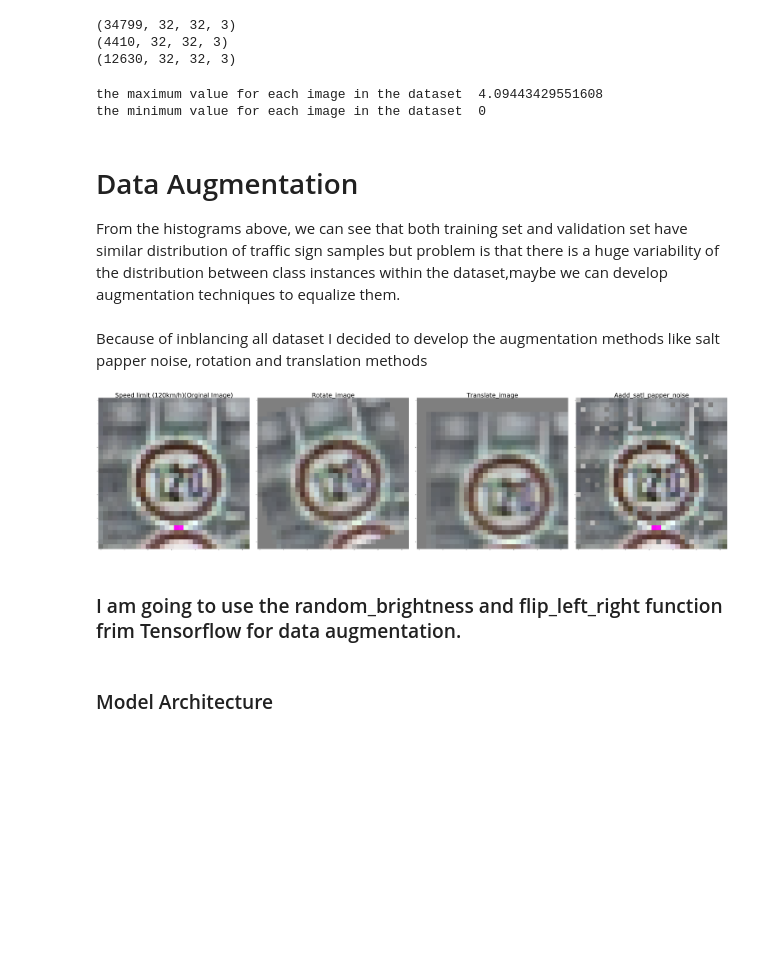
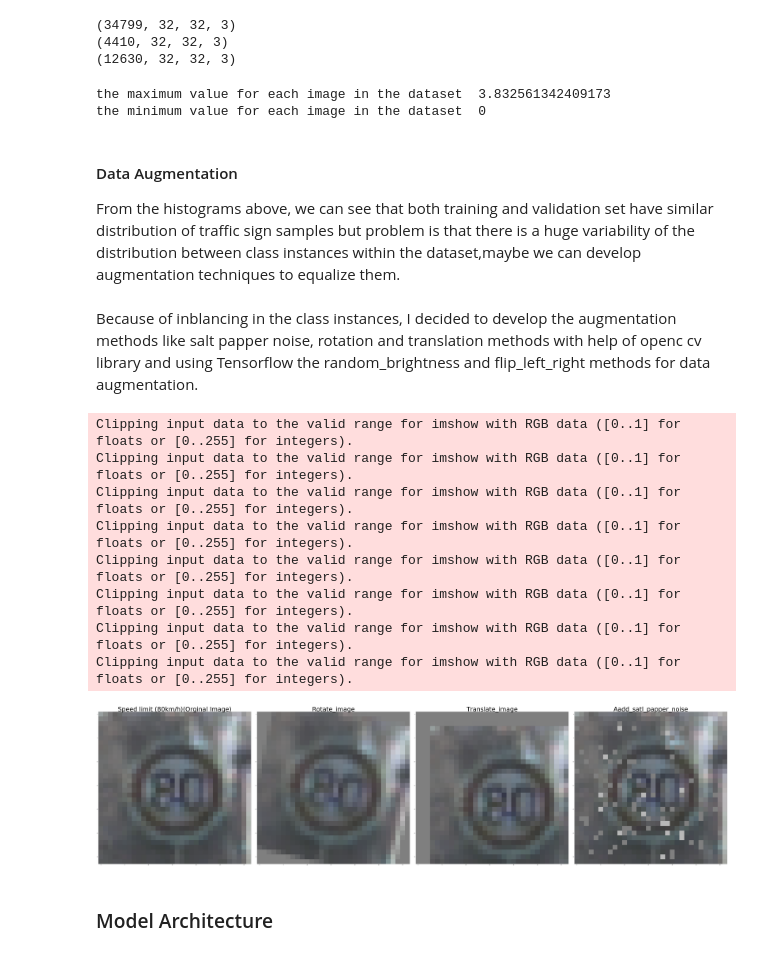
Before and after one commit to A2Amir/Traffic_Sign_Classifier, a Jupyter notebook: Traffic_Sign_Classifier.ipynb, the cells around one changed output. Saved outputs shown, nothing was run; the diff lists cells and outputs as text; code cells hidden in the pictures; blank space fills up the shorter version.

```diff
--- a/Traffic_Sign_Classifier.ipynb
+++ b/Traffic_Sign_Classifier.ipynb
@@ -186,7 +181,7 @@ There are three common forms of data preprocessing:
 Befor normalizing all images I converted all images to the LAB color system(L for lightness and a and b for the color opponents green–red and blue–yellow) to improve the contrast of all images by using CLAHE (Contrast Limited Adaptive Histogram Equalization) from the opencv library (to only Lightness component and convert back the image to RGB) then I normalized so that the data has mean zero and equal variance.
 # %%
 def LAB_preprocess(data):
-    clahe=cv2.createCLAHE(clipLimit=1.5,tileGridSize=(6,6))
+    clahe=cv2.createCLAHE(clipLimit=1.2,tileGridSize=(3,3))
     data=data[:,:,:,:]#to gray scale
     dataset=[]
     for i in range (data.shape[0]):
@@ -195,7 +190,7 @@ def LAB_preprocess(data):
 
         lab_planes = cv2.split(lab)
 
-        lab_planes[0] = clahe.apply(lab_planes[0])
+        lab_planes[0] = clahe.apply(lab_planes[0],)
 
         lab = cv2.merge(lab_planes)
 
@@ -249,13 +244,13 @@ x_test=normalize(x_test)
 print("the maximum value for each image in the dataset ",np.max(x_train))
 print("the minimum value for each image in the dataset ",np.min(y_train))
 # %% [output]
-the maximum value for each image in the dataset  4.09443429551608
+the maximum value for each image in the dataset  3.832561342409173
 the minimum value for each image in the dataset  0
 # %% [markdown]
-# Data Augmentation
-From the histograms above, we can  see that both training set and validation set have similar distribution of traffic sign samples but problem is that there is a huge variability of the distribution between class instances within the dataset,maybe we can develop augmentation techniques to equalize them.
+#### Data Augmentation
+From the histograms above, we can  see that both training and validation set have similar distribution of traffic sign samples but problem is that there is a huge variability of the distribution between class instances within the dataset,maybe we can develop augmentation techniques to equalize them.
 # %% [markdown]
-Because of inblancing all dataset I decided to develop the augmentation methods like salt papper noise, rotation and translation methods
+Because of inblancing in the class instances, I decided to develop the augmentation methods like salt papper noise, rotation and translation methods with help of openc cv library and using Tensorflow the random_brightness and flip_left_right methods for data augmentation.
 # %%
 def rotate_image(image):
     img=np.copy(image)
@@ -295,30 +296,35 @@ def add_salt_pepper_noise(image):
 # %%
-
 
 fig, axis = plt.subplots(1,4,sharey=False,tight_layout=True,figsize=(100,100))
 #fig.set_size_inches(100,100)
-for i in range(rows):
+for i in range(3):
     index=rnd.randint(0,len(x_train))
     image=x_train[index]
     label=data.iloc[y_train[index]][1]
     axis[0].imshow((1/(2*2.25)) * image + 0.5)
 
     axis[0].set_title(str(label)+'(Orginal Image)',fontsize=70)
     Rotated=rotate_image(image)
     axis[1].imshow((1/(2*2.25)) * Rotated + 0.5)
     axis[1].set_title('Rotate_image',fontsize=70)
 
     translated=translate_image(image)
     axis[2].imshow((1/(2*2.25)) * translated + 0.5)
     axis[2].set_title('Translate_image',fontsize=70)
 
     salt_pepper_noise=add_salt_pepper_noise(image)
     axis[3].imshow((1/(2*2.25)) * salt_pepper_noise + 0.5)
     axis[3].set_title('Aadd_satl_papper_noise',fontsize=70)
 
 plt.show()
-fig.savefig('./examples/4.png')
+fig.savefig('./examples/5.png')
 # %% [output]
+Clipping input data to the valid range for imshow with RGB data ([0..1] for floats or [0..255] for integers).
+Clipping input data to the valid range for imshow with RGB data ([0..1] for floats or [0..255] for integers).
+Clipping input data to the valid range for imshow with RGB data ([0..1] for floats or [0..255] for integers).
+Clipping input data to the valid range for imshow with RGB data ([0..1] for floats or [0..255] for integers).
+Clipping input data to the valid range for imshow with RGB data ([0..1] for floats or [0..255] for integers).
+Clipping input data to the valid range for imshow with RGB data ([0..1] for floats or [0..255] for integers).
+Clipping input data to the valid range for imshow with RGB data ([0..1] for floats or [0..255] for integers).
+Clipping input data to the valid range for imshow with RGB data ([0..1] for floats or [0..255] for integers).
-[figure, old version]
+[figure, new version]
-# %% [markdown]
-### I am going to use the random_brightness and flip_left_right function frim Tensorflow for data augmentation.
```
Also changed, not shown: parts of 9 cells of this notebook, 4 other files.
